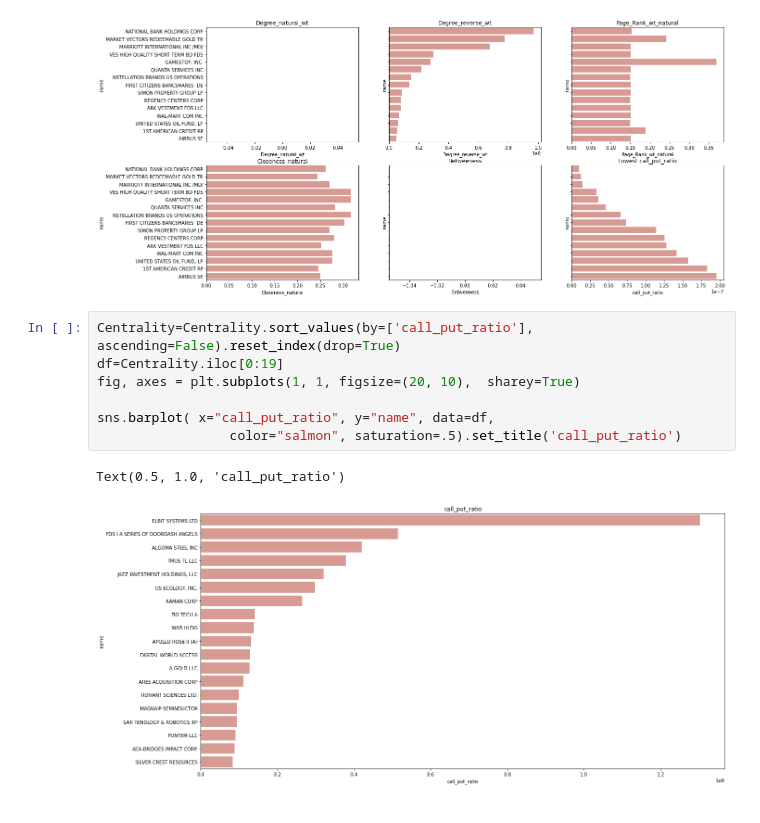
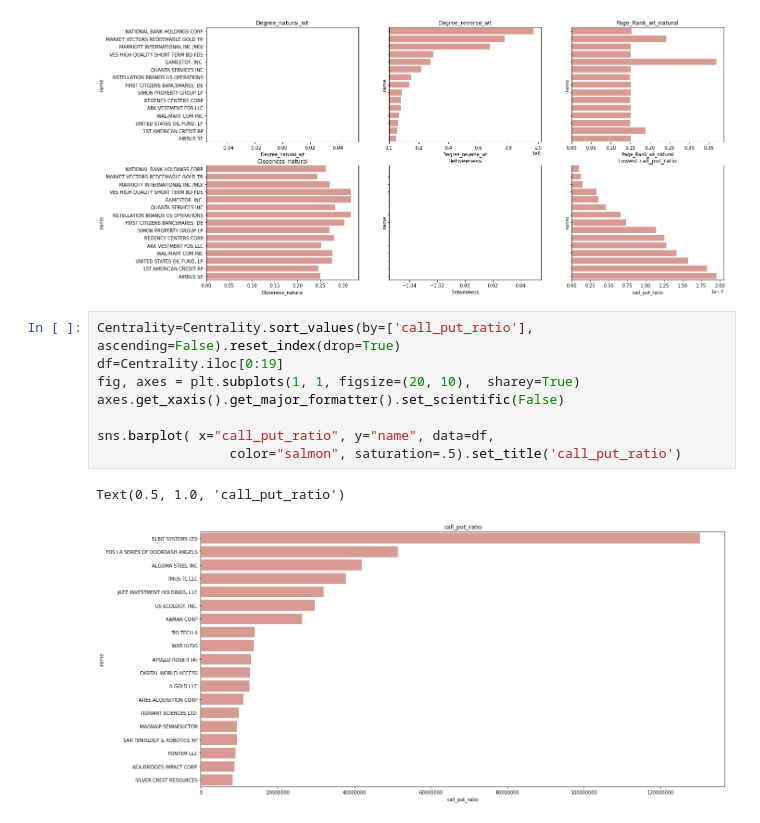
Before and after one commit to prerna0708/Thesis, a Jupyter notebook: Master_Thesis/Step 4.4 Finding influential nodes_options.ipynb, the cells around one changed output. Drawn from its saved outputs; the diff is of its cells as text.

```diff
--- a/Master_Thesis/Step 4.4 Finding influential nodes_options.ipynb
+++ b/Master_Thesis/Step 4.4 Finding influential nodes_options.ipynb
@@ -213,13 +213,14 @@ Text(0.5, 1.0, 'Lowest call_put_ratio')
 # %%
 Centrality=Centrality.sort_values(by=['call_put_ratio'], ascending=False).reset_index(drop=True)
 df=Centrality.iloc[0:19]
 fig, axes = plt.subplots(1, 1, figsize=(20, 10),  sharey=True)
+axes.get_xaxis().get_major_formatter().set_scientific(False)
 
 sns.barplot( x="call_put_ratio", y="name", data=df,
                  color="salmon", saturation=.5).set_title('call_put_ratio')
 # %% [output]
 Text(0.5, 1.0, 'call_put_ratio')
-[figure, old version]
+[figure, new version]
 # %%
 Centrality=Centrality.sort_values(by=['call_put_ratio'], ascending=True).reset_index(drop=True)
 df=Centrality.iloc[0:19]
```
Also changed, not shown: parts of 6 cells of this notebook, 1 other file.
